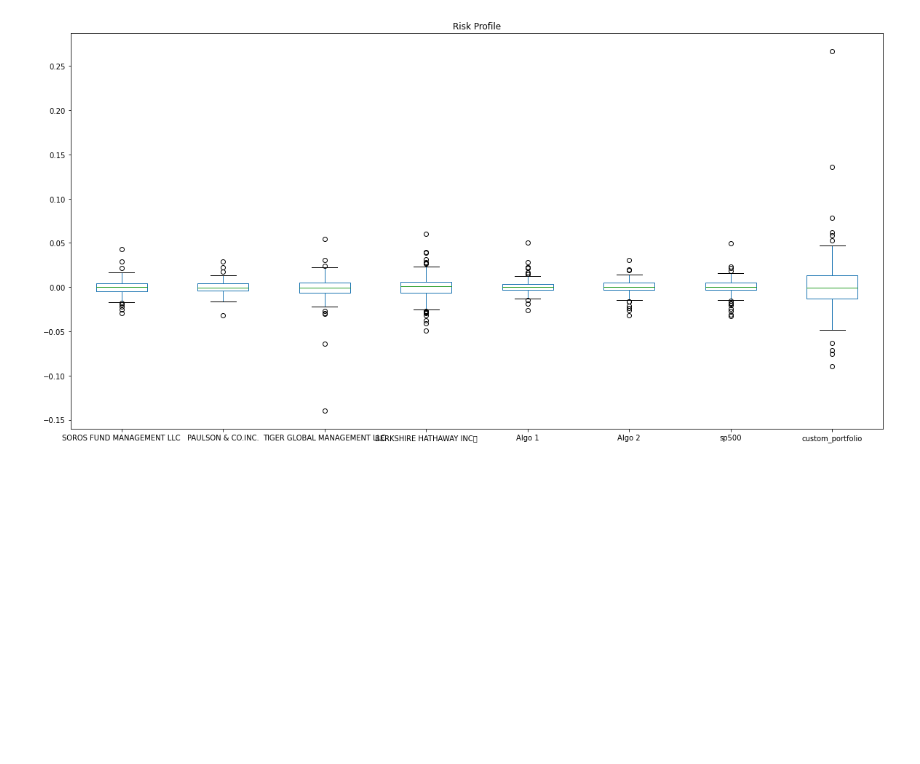
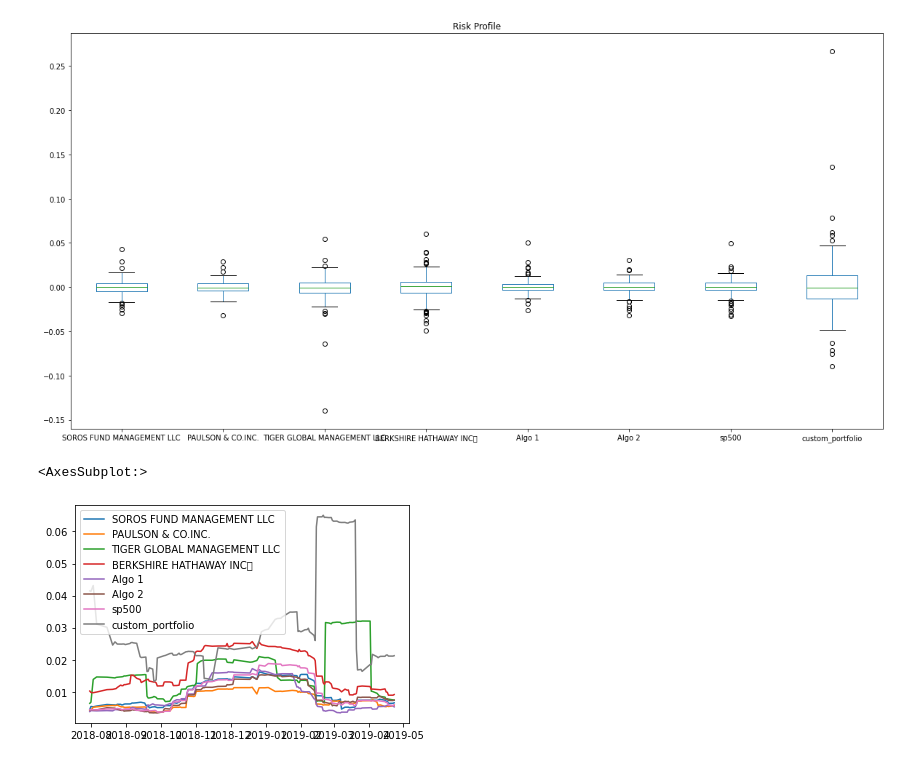
Before and after one commit to SeminoleCasa/hw-3, a Jupyter notebook: whale_analysis.ipynb, the cells around one changed output. Saved outputs shown, nothing was run; the diff lists cells and outputs as text; code cells hidden in the pictures; blank space fills up the shorter version.

```diff
--- a/whale_analysis.ipynb
+++ b/whale_analysis.ipynb
@@ -550,0 +545,6 @@ custom_portfolio             0.548915
+# %%
+# Rolling
+all_returns.rolling(window=21).std().plot()
+# %% [output]
+<AxesSubplot:>
+[figure, added]
```
Also changed, not shown: parts of 8 cells of this notebook.
